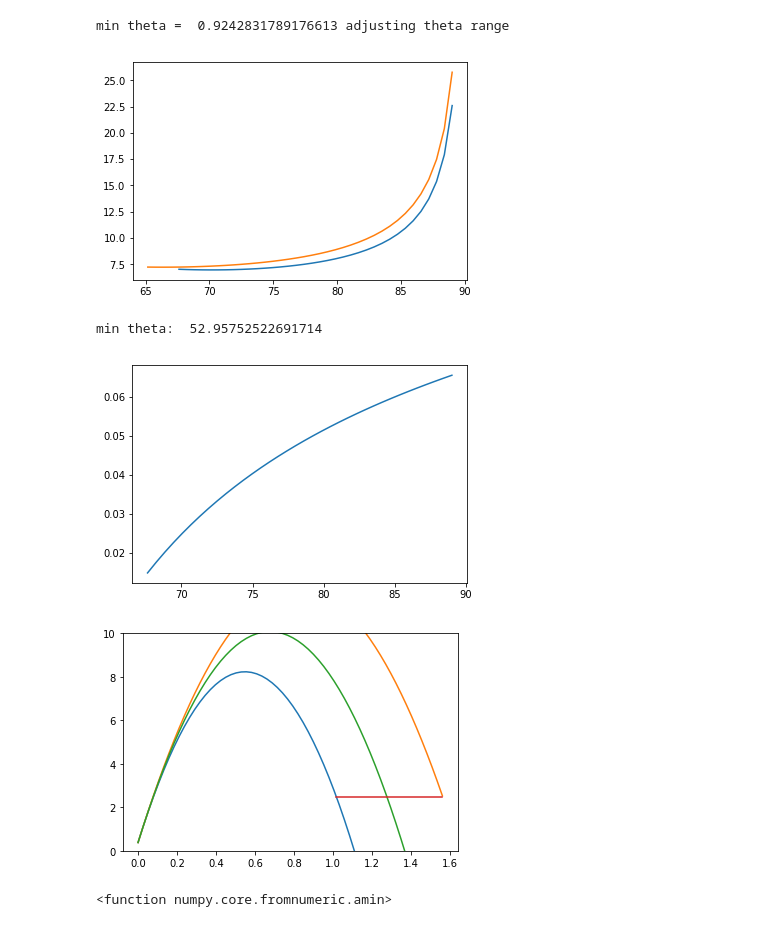
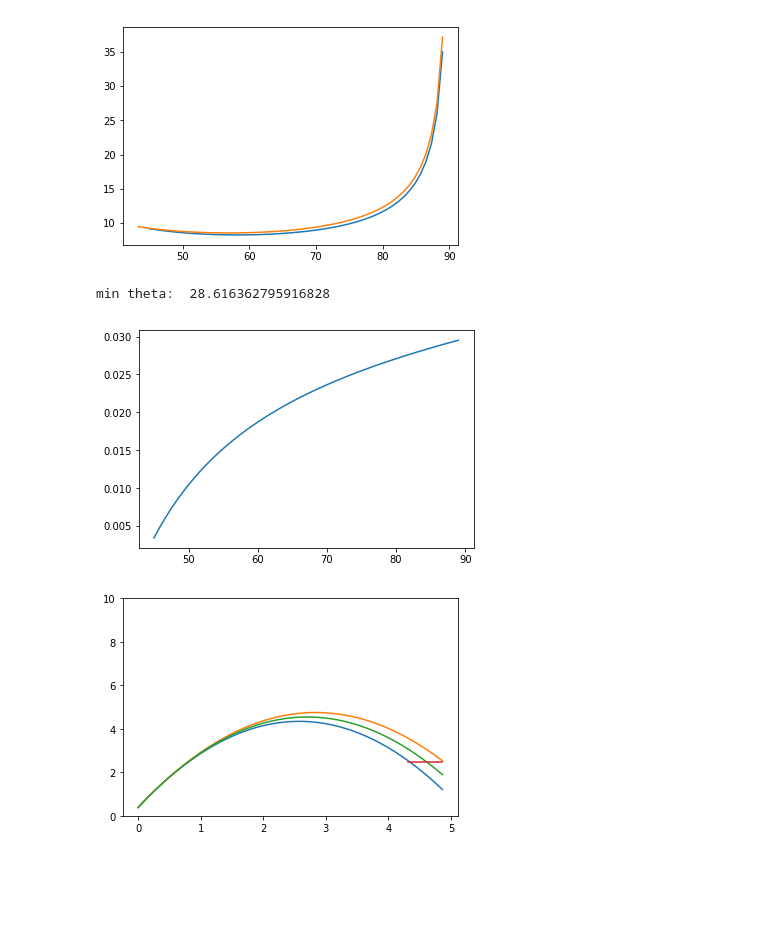
Before and after one commit to ariovistus/mechsim, a Jupyter notebook: fuel_shooter.ipynb, the cells around one changed output. Cells and saved outputs as stored; diff of their text form; code cells hidden in the pictures; blank space fills up the shorter version.

```diff
--- a/fuel_shooter.ipynb
+++ b/fuel_shooter.ipynb
@@ -8,5 +9,5 @@ from fuel_shooter import ShooterSimulation
 # %%
-sim = ShooterSimulation(hole_x_pos_m=inch_to_meter(70))
+sim = ShooterSimulation(hole_x_pos_m=inch_to_meter(170))
 
 thetas, vmins, vmaxs = sim.gen_min_max_velocities(math.radians(40), math.radians(89))
 
@@ -20,30 +21,25 @@ plt.plot(thetas_deg, ranges / ((vmaxs+vmins)))
 print ('min theta: ', math.degrees(sim.min_theta_rad()))
 plt.show()
 # %% [output]
+[figure, new version]
-min theta =  0.9242831789176613 adjusting theta range
+min theta:  28.616362795916828
-[figure, old version]
-min theta:  52.95752522691714
-[figure, old version]
+[figure, new version]
 # %%
 #_, xs1, ys1 = sim.gen_trajectory(math.radians(57.01035), 7.773)
 #_, xs2, ys2 = sim.gen_trajectory(math.radians(57.01035), 7.773)
-theta = math.radians(88.)
+theta = math.radians(72.)
 ts1, xs1, ys1 = sim.gen_trajectory(theta, sim.min_velocity_mps(theta))
 _, xs2, ys2 = sim.gen_trajectory(theta, sim.max_velocity_mps(theta))
 _, xs3, ys3 = sim.gen_trajectory(theta, (sim.min_velocity_mps(theta) + sim.max_velocity_mps(theta)) / 2)
 plt.ylim(0, 10)
 plt.plot(xs1, ys1)
 plt.plot(xs2, ys2)
 plt.plot(xs3, ys3)
 plt.plot([sim.hole_x_pos_m, sim.hole_x_pos_m+2*sim.hole_radius_m], [sim.hole_y_pos_m, sim.hole_y_pos_m])
 #plt.plot(xs2, ys2)
 plt.show()
 # %% [output]
-[figure, old version]
+[figure, new version]
 # %%
 #for theta, vmin, vmax in zip(thetas, vmins, vmaxs):
  #   print (math.degrees(theta), vmin, vmax)
-# %%
-numpy.min
-# %% [output]
-<function numpy.core.fromnumeric.amin>
```
Also changed, not shown: parts of 3 cells of this notebook, 2 other files.
